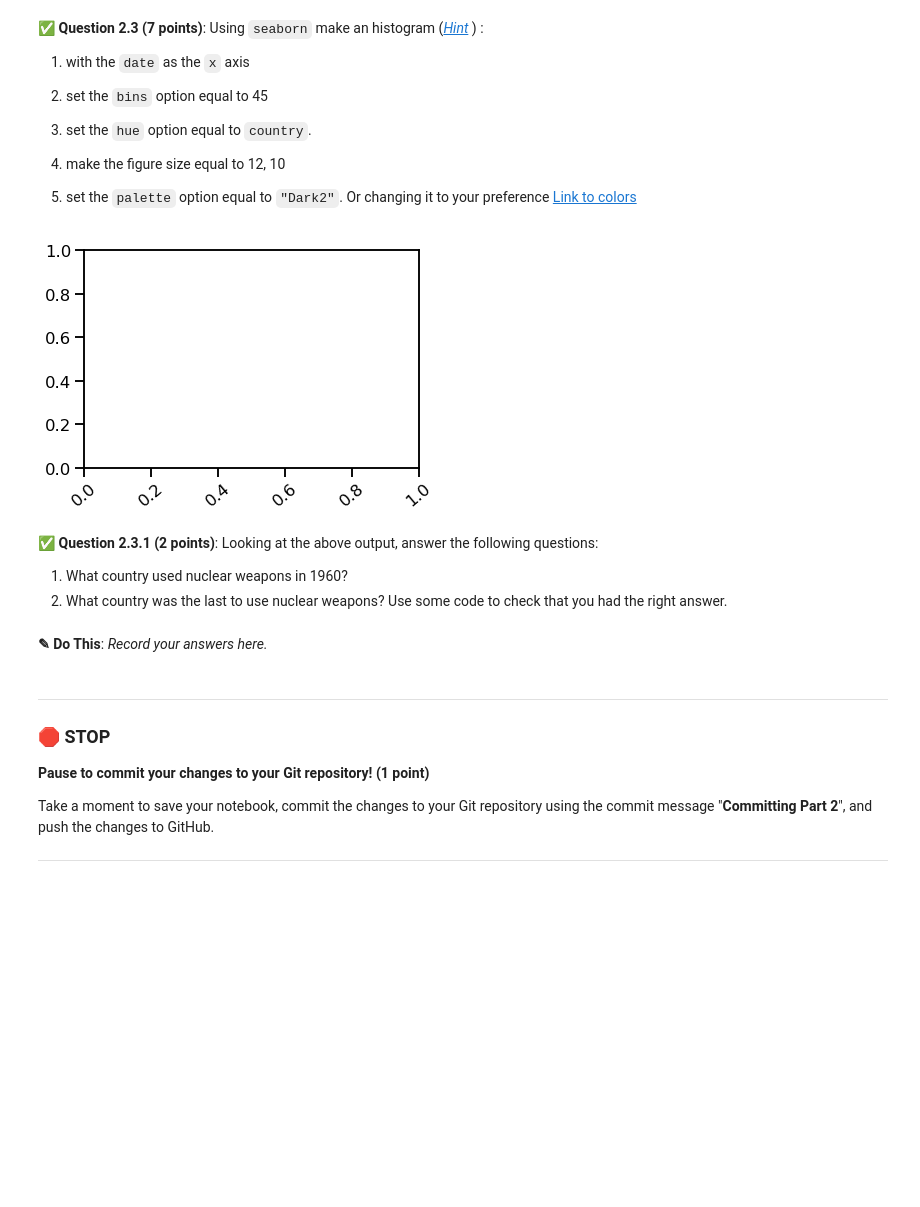
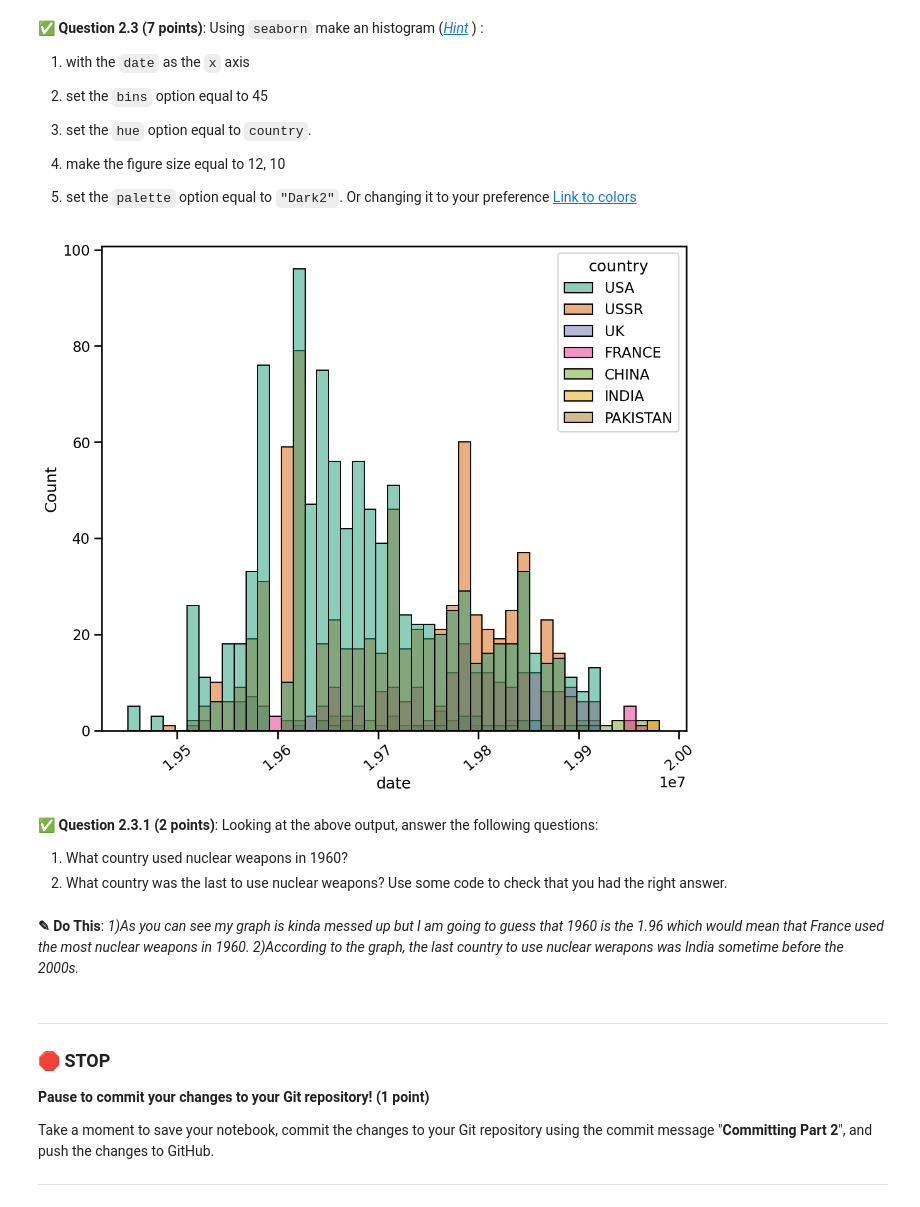
Before and after one commit to sarahhoran/CMSE202-f24-turnin, a Jupyter notebook: exam1/midterm/CMSE202-Midterm-Section004-STUDENT.ipynb, the cells around one changed output. Saved outputs shown, nothing was run; the diff lists cells and outputs as text; code cells hidden in the pictures; blank space fills up the shorter version.

```diff
--- a/exam1/midterm/CMSE202-Midterm-Section004-STUDENT.ipynb
+++ b/exam1/midterm/CMSE202-Midterm-Section004-STUDENT.ipynb
@@ -147,2 +154,7 @@ This dataset contains more information that we care about at the moment.
+# %%
+df = pd.read_csv('nuclear-explosion-data.csv')
+# %%
+# Put your code here
+df.drop(columns=['time', 'id','region','source','mb','Ms','depth','yield_lower','name'], axis=1, inplace=True)
 # %%
 # Run this cell
@@ -182,19 +208,21 @@ df.head(5)
 # %%
 import matplotlib.pyplot as plt
 import seaborn as sns
+plt.figure(figsize=(12,10))
 
 sns.set_context("talk")
-
-_ = plt.xticks(rotation = 40) # This line rotates the ticks of the x-axis so that they are easy to read.
+#nuclear_explosion = sns.load_dataset("nuclear-explosion-data.csv")
+sns.histplot(data=df, x="date", bins=45,hue="country", palette="Dark2" )
+sns.histplot= plt.xticks(rotation = 40) # This line rotates the ticks of the x-axis so that they are easy to read.
 # %% [output]
-[figure, old version]
+[figure, new version]
 # %% [markdown]
 &#9989; **Question 2.3.1 (2 points)**: Looking at the above output, answer the following questions:
 
 1. What country used nuclear weapons in 1960?
 2. What country was the last to use nuclear weapons? Use some code to check that you had the right answer.
-# %% [markdown]
-**<font size=+3>&#9998;</font> Do This**: *Record your answers here.*
+# %% [markdown]
+**<font size=+3>&#9998;</font> Do This**: *1)As you can see my graph is kinda messed up but I am going to guess that 1960 is the 1.96 which would mean that France used the most nuclear weapons in 1960. 2)According to the graph, the last country to use nuclear werapons was India sometime before the 2000s.*
 # %% [markdown]
 ---
 ### &#128721; STOP
```
Also changed, not shown: parts of 9 cells of this notebook.
